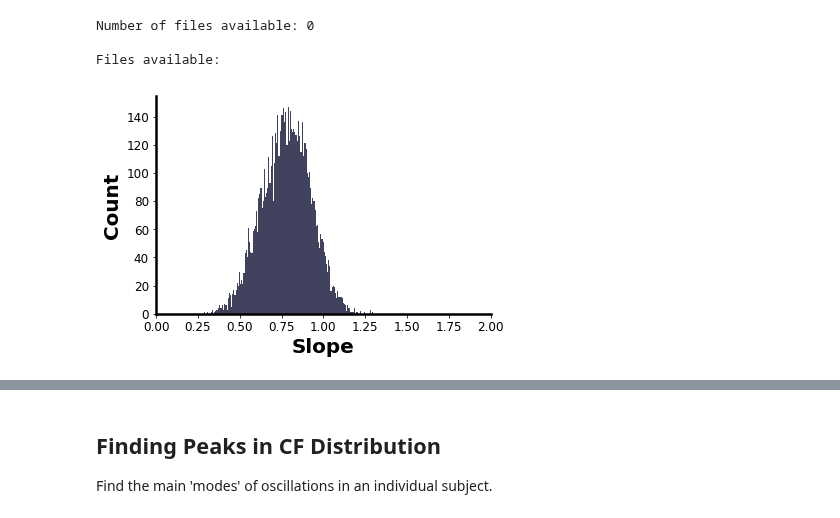
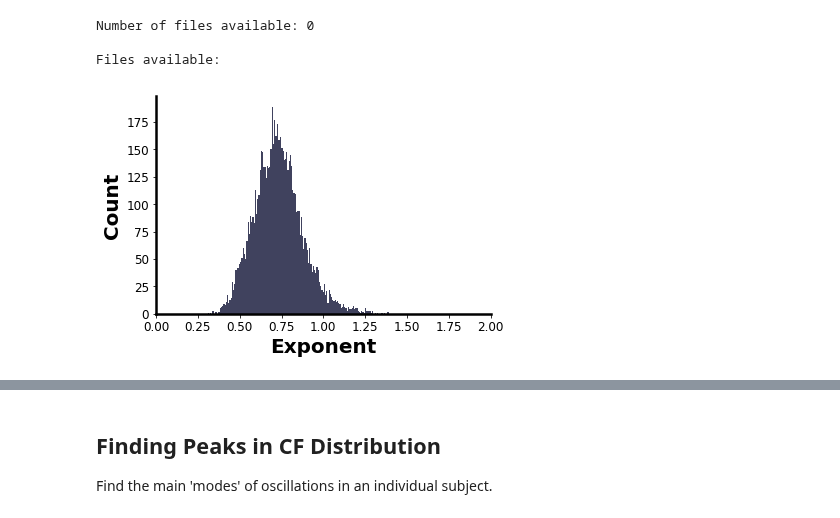
Before and after one commit to voytekresearch/omapping, a Jupyter notebook: notebooks/02-MEG-Single.ipynb, the cells around one changed output, grey strips where cells are left out. Saved outputs shown, nothing was run; the diff lists cells and outputs as text; code cells hidden in the pictures.

Commit message:
Fix up notebooks & run for new new FOOOF vocab

```diff
--- a/notebooks/02-MEG-Single.ipynb
+++ b/notebooks/02-MEG-Single.ipynb
@@ -52,10 +52,10 @@ meg_subj.osc_bands_vertex()
 # This data can now be exported to matlab to be plotted on the cortex with Brainstorm
 #meg_subj.set_foof_viz()
 # %%
-# Plot the distribution of slopes, as computed by FOOOF
-plot_slopes(meg_subj.slopes, meg_subj.comment, save_out=False)
+# Plot the distribution of aperiodic exponent, as computed by FOOOF
+plot_exponents(meg_subj.exponents, meg_subj.comment, save_out=False)
 # %% [output]
-[figure, old version]
+[figure, new version]
 # %%
 # Convert format to vectors of all oscillations (regardless of anatomical location)
 meg_subj.all_oscs()
```
Also changed, not shown: parts of 8 cells of this notebook, 12 other files.
